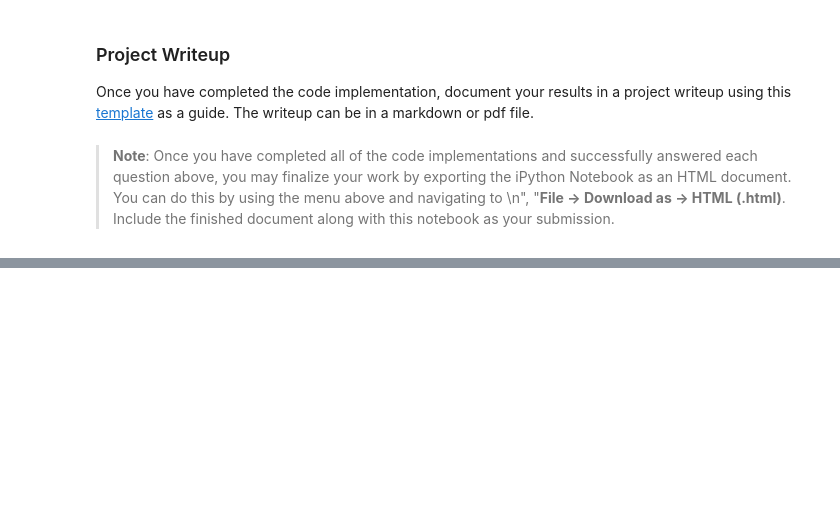
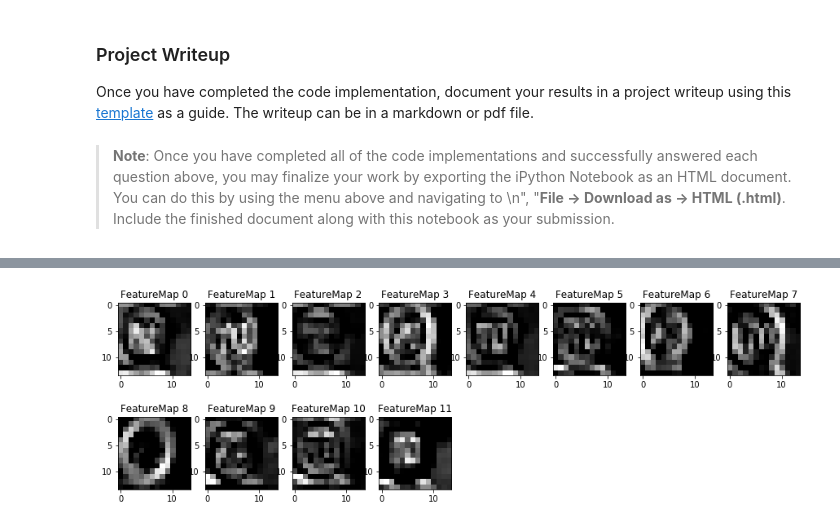
Before and after one commit to gbotev/CarND-Traffic-Sign-Classifier-Project, a Jupyter notebook: Traffic_Sign_Classifier.ipynb, the cells around one changed output, grey strips where cells are left out. Drawn from its saved outputs; the diff is of its cells as text; code cells hidden in the pictures; blank space fills up the shorter version.

```diff
--- a/Traffic_Sign_Classifier.ipynb
+++ b/Traffic_Sign_Classifier.ipynb
@@ -537,3 +595,9 @@ def outputFeatureMap(image_input, tf_activation, activation_min=-1, activation_m
             plt.imshow(activation[0,:,:, featuremap], interpolation="nearest", vmin=activation_min, cmap="gray")
         else:
             plt.imshow(activation[0,:,:, featuremap], interpolation="nearest", cmap="gray")
+# %%
+with tf.Session() as sess:
+    saver.restore(sess, tf.train.latest_checkpoint('.'))
+    outputFeatureMap([new_images_norm[0]], conv_1)
+# %% [output]
+[figure, added]
```
Also changed, not shown: parts of 13 cells of this notebook, 9 other files.
